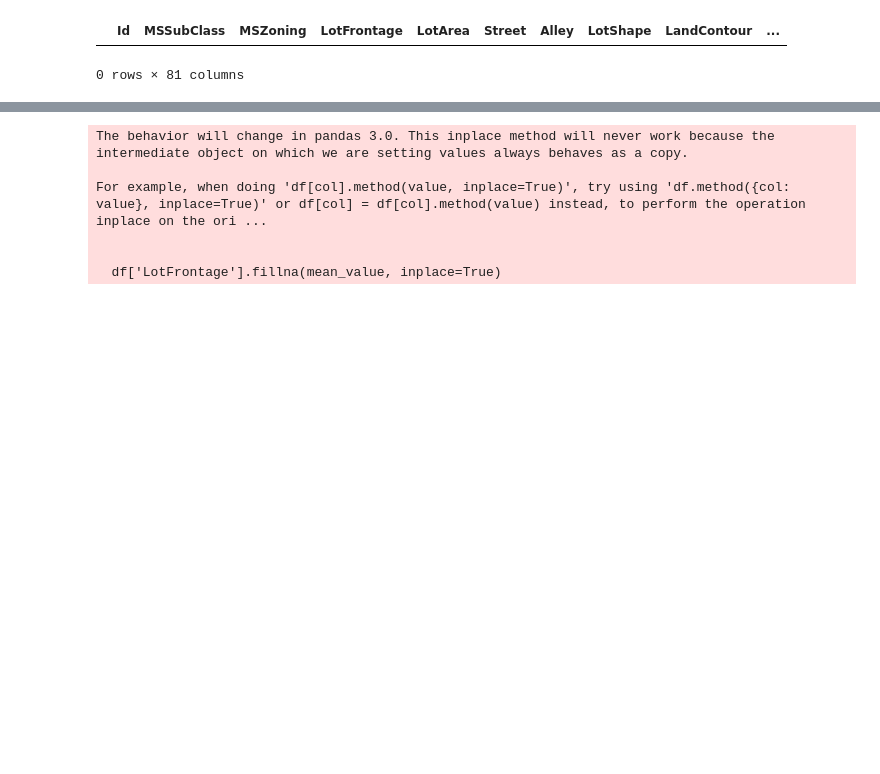
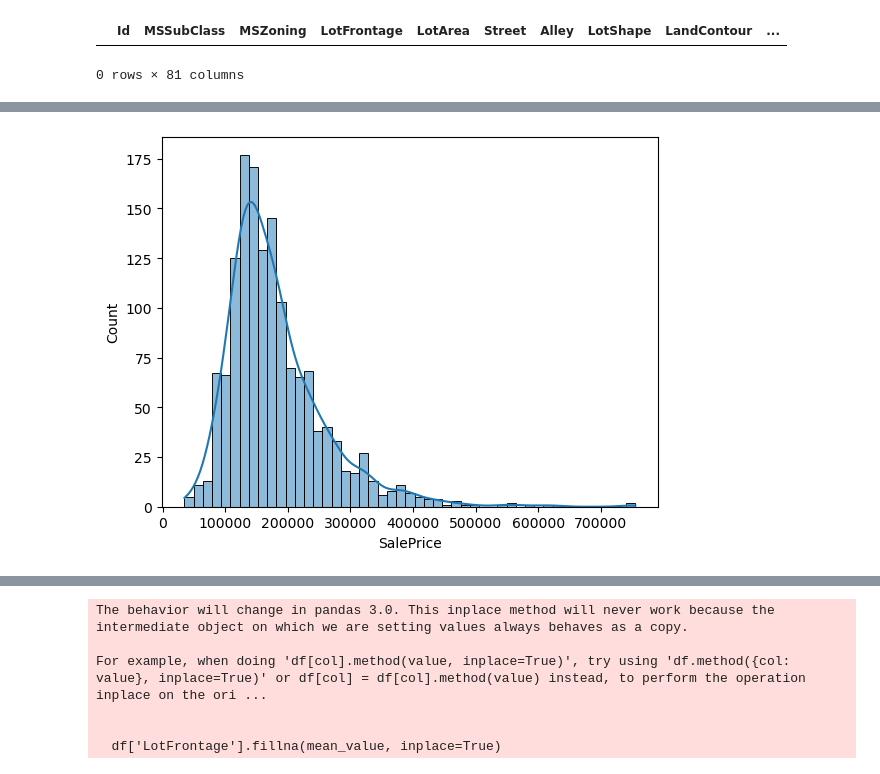
Before and after one commit to mpzamos0297/HousePrices, a Jupyter notebook: Cleaning.ipynb, the cells around one changed output, grey strips where cells are left out. Saved outputs shown, nothing was run; the diff lists cells and outputs as text; code cells hidden in the pictures; blank space fills up the shorter version.

```diff
--- a/Cleaning.ipynb
+++ b/Cleaning.ipynb
@@ -155,0 +199,6 @@ array([nan, 'Grvl', 'Pave'], dtype=object)
+# %%
+# Plot the distribution of the target variable 'SalePrice'
+sns.histplot(df["SalePrice"], kde=True)
+plt.show()
+# %% [output]
+[figure, added]
```
Also changed, not shown: parts of 28 cells of this notebook.
